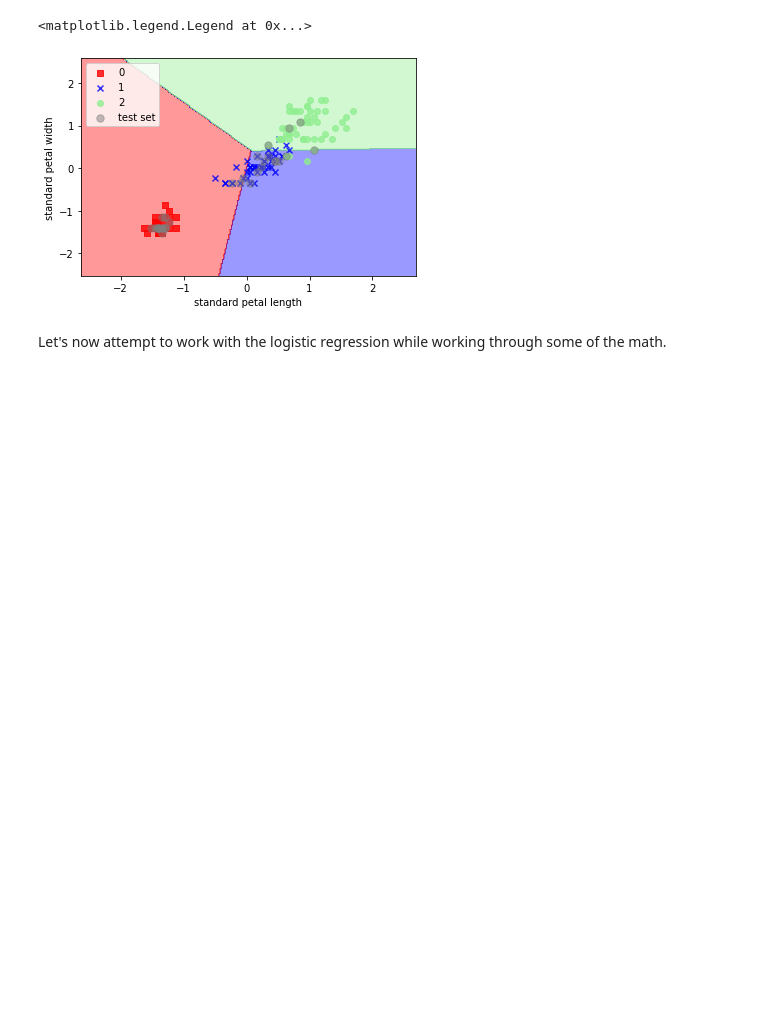
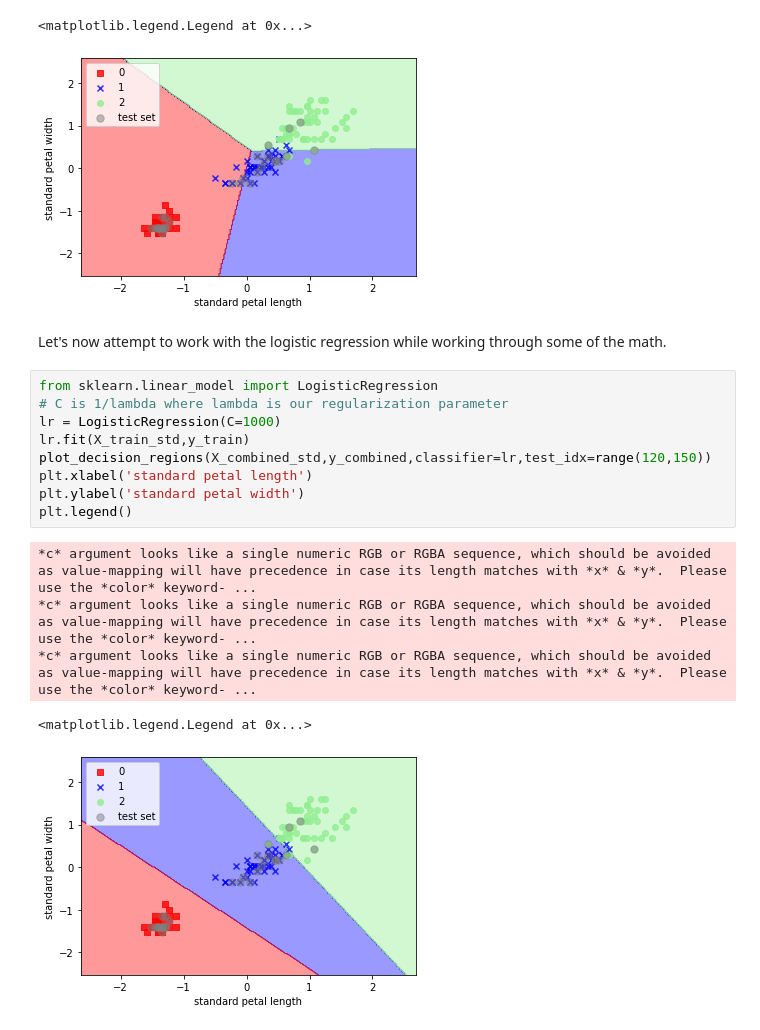
Before and after one commit to armunoz/ml_review, a Jupyter notebook: python_ml/classifiers.ipynb, the cells around one changed output. Saved outputs shown, nothing was run; the diff lists cells and outputs as text; blank space fills up the shorter version.

Commit message:
logistic regression

```diff
--- a/python_ml/classifiers.ipynb
+++ b/python_ml/classifiers.ipynb
@@ -69,3 +69,18 @@ plt.legend()
 [figure]
 # %% [markdown]
 Let's now attempt to work with the logistic regression while working through some of the math.
+# %%
+from sklearn.linear_model import LogisticRegression
+# C is 1/lambda where lambda is our regularization parameter
+lr = LogisticRegression(C=1000)
+lr.fit(X_train_std,y_train)
+plot_decision_regions(X_combined_std,y_combined,classifier=lr,test_idx=range(120,150))
+plt.xlabel('standard petal length')
+plt.ylabel('standard petal width')
+plt.legend()
+# %% [output]
+*c* argument looks like a single numeric RGB or RGBA sequence, which should be avoided as value-mapping will have precedence in case its length matches with *x* & *y*.  Please use the *color* keyword- ...
+*c* argument looks like a single numeric RGB or RGBA sequence, which should be avoided as value-mapping will have precedence in case its length matches with *x* & *y*.  Please use the *color* keyword- ...
+*c* argument looks like a single numeric RGB or RGBA sequence, which should be avoided as value-mapping will have precedence in case its length matches with *x* & *y*.  Please use the *color* keyword- ...
+<matplotlib.legend.Legend at 0x...>
+[figure, added]
```
Also changed, not shown: parts of 1 cell of this notebook.
